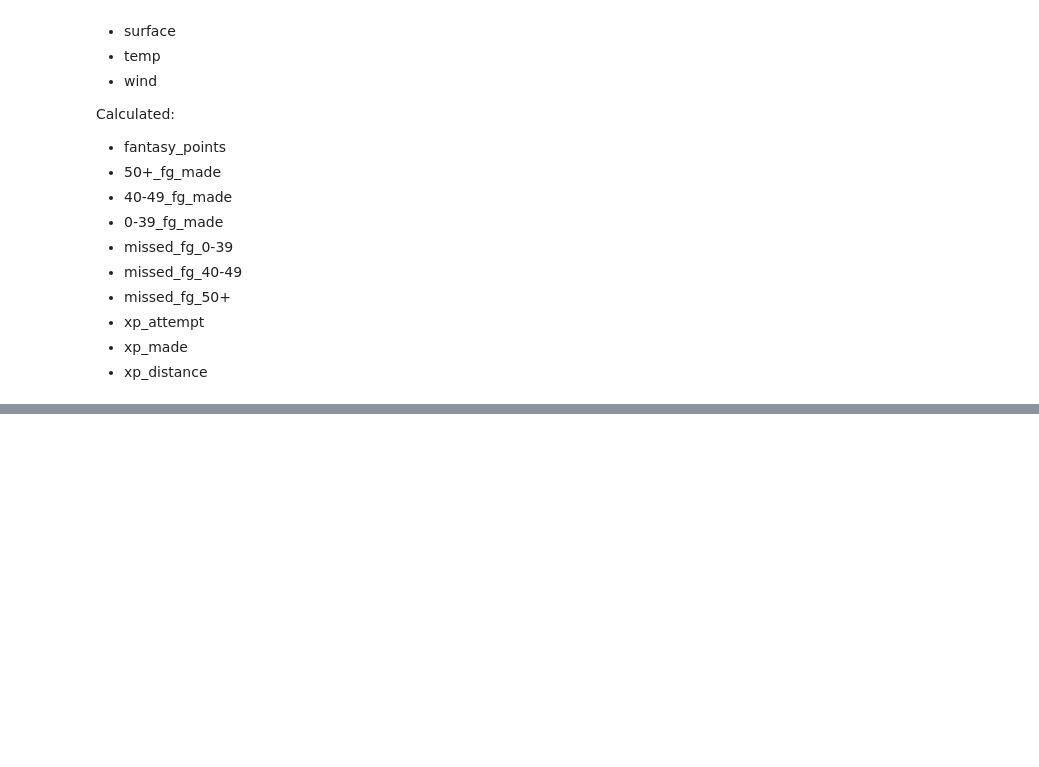
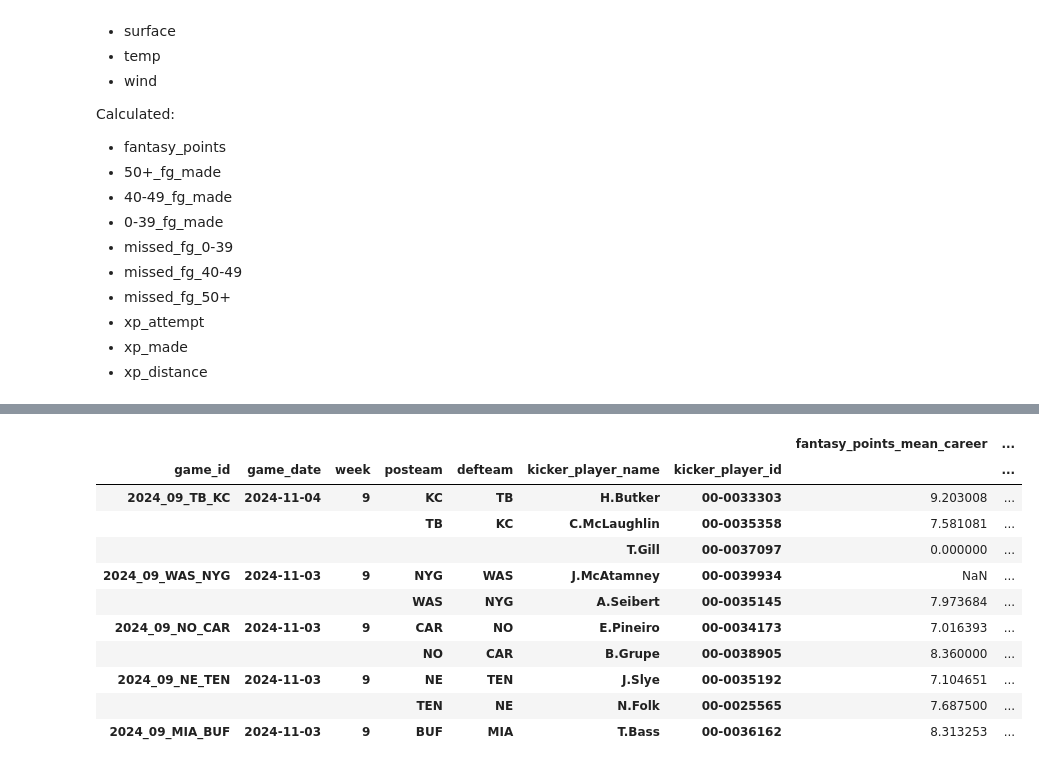
Before and after one commit to cse-6242-t134/nfl-fantasy-prediction-model, a Jupyter notebook: kicker_modeling_v2.ipynb, the cells around one changed output, grey strips where cells are left out. Cells and saved outputs as stored; diff of their text form; code cells hidden in the pictures; blank space fills up the shorter version.

```diff
--- a/kicker_modeling_v2.ipynb
+++ b/kicker_modeling_v2.ipynb
@@ -192,0 +216,28 @@ Calculate # games in season (not quite same as week # -- injuries, byes)
+# %%
+def calc_agg_stats(group, fields, career=True):
+    # Create a copy to avoid modifying the original
+    # df = pd.DataFrame({'game_date': group['game_date']}, index=group.index)
+    df = pd.DataFrame(index=group.index)
+
+    # Sort chronologically
+    group_sorted = group.sort_values('game_date')
+
+    # Calculate aggregate stats
+    for field in fields:
+        if career:
+            # Career stats
+            df[f'{field}_mean_career'] = group_sorted[field].transform(lambda x: x.expanding().mean().shift())
+
+        # Season stats
+        df[f'{field}_mean_season'] = group_sorted.groupby([group_sorted.index.get_level_values('game_date').year])[field].transform(lambda x: x.expanding().mean().shift())
+
+        # Last 5 games
+        df[f'{field}_mean_last5'] = group_sorted[field].transform(lambda x: x.rolling(window=5, min_periods=1).mean().shift())
+
+    return df
+# %%
+kicker_fields = ['fantasy_points', 'total_fg_made', 'total_fg_missed', '50+_fg_made', '40-49_fg_made', '0-39_fg_made', 'missed_fg_0-39', 'missed_fg_40-49', 'missed_fg_50+', 'xp_attempt_19y', 'xp_made_19y', 'xp_attempt_33y', 'xp_made_33y']
+
+
+# Apply the function
+df_kicker_game_level_agg = df_kicker_game_level.groupby(['kicker_player_name', 'kicker_player_id']).apply(calc_agg_stats, fields=kicker_fields)
@@ -192,0 +253,15 @@ Calculate # games in season (not quite same as week # -- injuries, byes)
+# %%
+df_kicker_game_level_agg.sort_values(by=['game_date', 'game_id'], ascending=False).head(10)
+# %% [output]
+|  |  |  |  |  |  |  | fantasy_points_mean_career | ... |
+| game_id | game_date | week | posteam | defteam | kicker_player_name | kicker_player_id |  | ... |
+| 2024_09_TB_KC | 2024-11-04 | 9 | KC | TB | H.Butker | 00-0033303 | 9.203008 | ... |
+|  |  |  | TB | KC | C.McLaughlin | 00-0035358 | 7.581081 | ... |
+|  |  |  |  |  | T.Gill | 00-0037097 | 0.000000 | ... |
+| 2024_09_WAS_NYG | 2024-11-03 | 9 | NYG | WAS | J.McAtamney | 00-0039934 | NaN | ... |
+|  |  |  | WAS | NYG | A.Seibert | 00-0035145 | 7.973684 | ... |
+| 2024_09_NO_CAR | 2024-11-03 | 9 | CAR | NO | E.Pineiro | 00-0034173 | 7.016393 | ... |
+|  |  |  | NO | CAR | B.Grupe | 00-0038905 | 8.360000 | ... |
+| 2024_09_NE_TEN | 2024-11-03 | 9 | NE | TEN | J.Slye | 00-0035192 | 7.104651 | ... |
+|  |  |  | TEN | NE | N.Folk | 00-0025565 | 7.687500 | ... |
+| 2024_09_MIA_BUF | 2024-11-03 | 9 | BUF | MIA | T.Bass | 00-0036162 | 8.313253 | ... |
```
Also changed, not shown: parts of 17 cells of this notebook.
